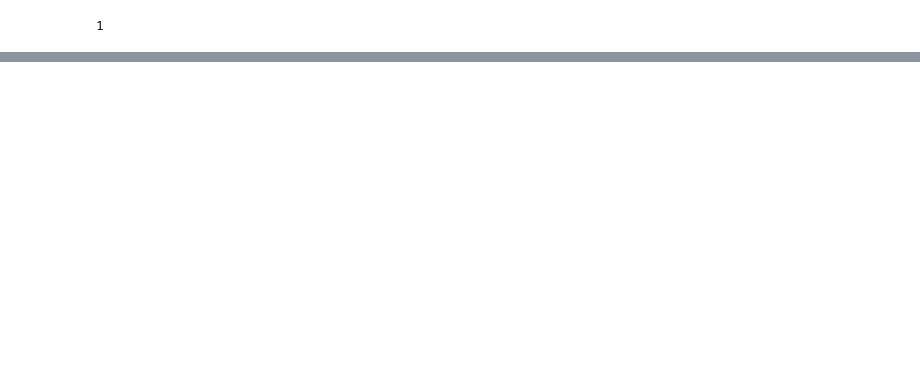
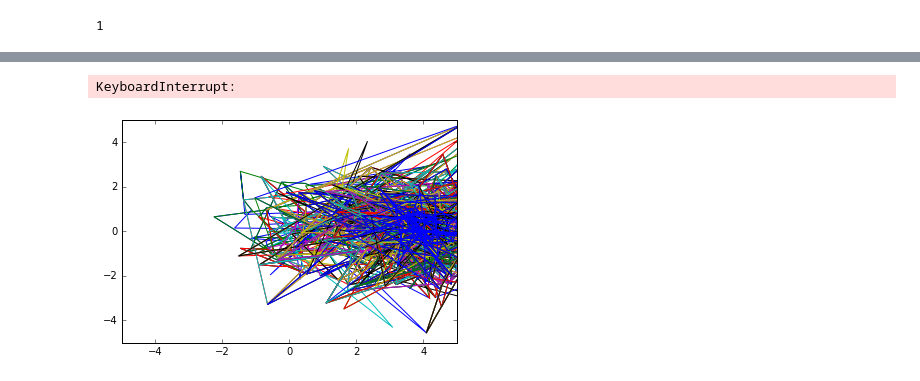
Before and after one commit to theilmbh/stringMCMC, a Jupyter notebook: test_StringMCMC.ipynb, the cells around one changed output, grey strips where cells are left out. Drawn from its saved outputs; the diff is of its cells as text; code cells hidden in the pictures; blank space fills up the shorter version.

```diff
--- a/test_StringMCMC.ipynb
+++ b/test_StringMCMC.ipynb
@@ -46,0 +66,15 @@ ValueError: could not broadcast input array from shape (2,1) into shape (2)
+# %%
+plt.figure()
+plt.axis([-5, 5, -5, 5])
+plt.ion()
+
+for ind in range(string1.T):
+    plt.plot(samps[ind, 0, :], samps[ind, 1, :])
+    plt.draw()
+    plt.pause(0.05)
+
+while True:
+    plt.pause(0.05)
+# %% [output]
+KeyboardInterrupt:
+[figure, added]
```
Also changed, not shown: parts of 8 cells of this notebook, 1 other file.
